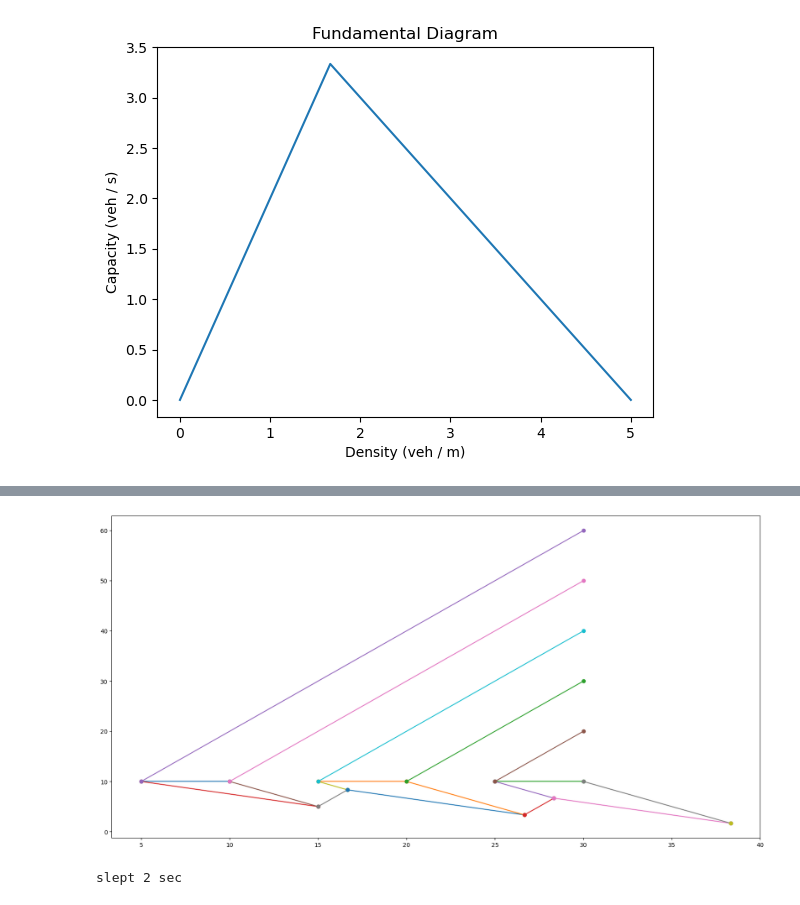
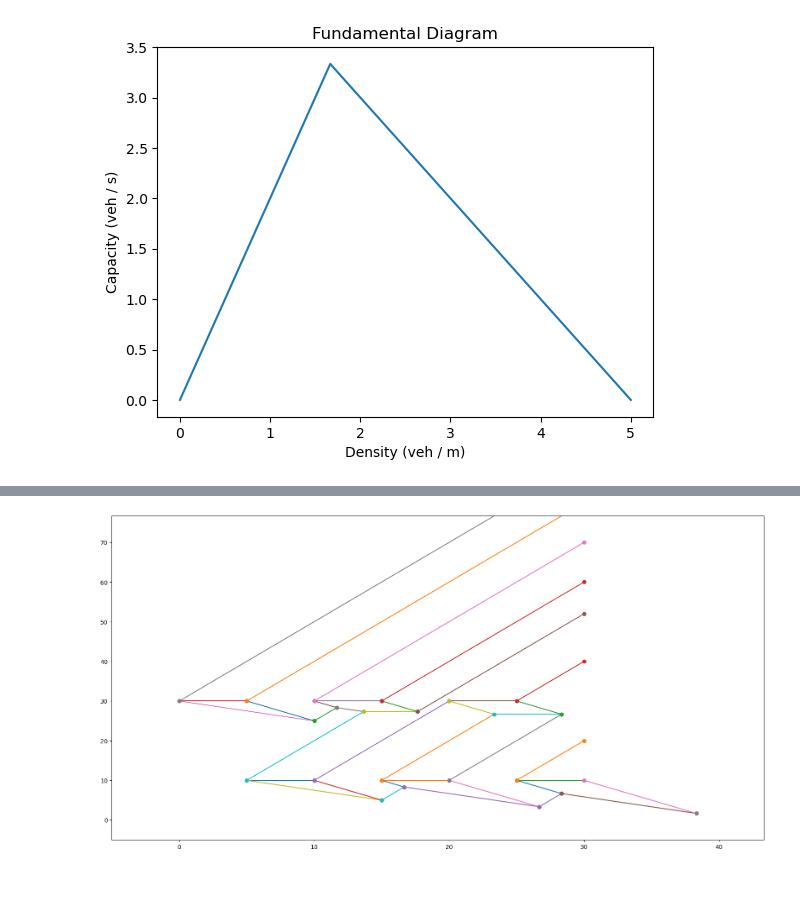
Before and after one commit to yianzhang14/traffic-shock-diagrams, a Jupyter notebook: tool.ipynb, the cells around one changed output, grey strips where cells are left out. Saved outputs shown, nothing was run; the diff lists cells and outputs as text; code cells hidden in the pictures.

```diff
--- a/tool.ipynb
+++ b/tool.ipynb
@@ -8,5 +10,5 @@ from src.augmenters.traffic_light import TrafficLight
 # %%
-diagram = FundamentalDiagram(2, 5, 1)
+diagram = FundamentalDiagram(freeflow_speed, 5, 1)
 diagram.show()
 # %% [output]
 (<Figure size 640x480 with 1 Axes>,
@@ -22,6 +17,7 @@ State(density=5.0, flow=0, id=1)
 # %%
 lights = []
 lights.append(TrafficLight(10, [5, 5], [0, 1]))
+lights.append(TrafficLight(30, cycles=[5, 5], blocking_states=[1, 0]))
 # %%
 simul_time = 25
 drawer = ShockwaveDrawer(diagram, simul_time, lights, 1)
@@ -51,9 +51,14 @@ from src.drawer_utils import dtPoint
 
 fig, ax = plt.subplots(figsize=(20, 10))
 
+max_time = -1
+
 for interface in drawer.interfaces:
     p1 = interface.endpoints[0]
     p2 = interface.endpoints[1]
+
+    if p2 is not None:
+        max_time = max(max_time, p2.time)
 
     if p1 is None:
         p1 = dtPoint(0, interface.get_pos_at_time(0))
@@ -67,14 +72,19 @@ for interface in drawer.interfaces:
+# %%
+for i, (fig, ax) in enumerate(drawer.figures):
+    ax.set_xbound(-5, max_time + 5)
+    ax.set_ybound(-5, freeflow_speed * max_time)
+    fig.savefig(f"data/{i}.png")
 # %%
 from IPython.display import display, clear_output
 from time import sleep
+import matplotlib.pyplot as plt
 
 for i in range(len(drawer.figures)):
     clear_output(wait=True)
 
     display(drawer.figures[i][0])
     plt.close()  # .close prevents the normal figure display at end of cell execution
 
-    sleep(2)
+    sleep(0.5)
 # %% [output]
-[figure, old version]
+[figure, new version]
-slept 2 sec
```
Also changed, not shown: parts of 5 cells of this notebook, 3 other files.
